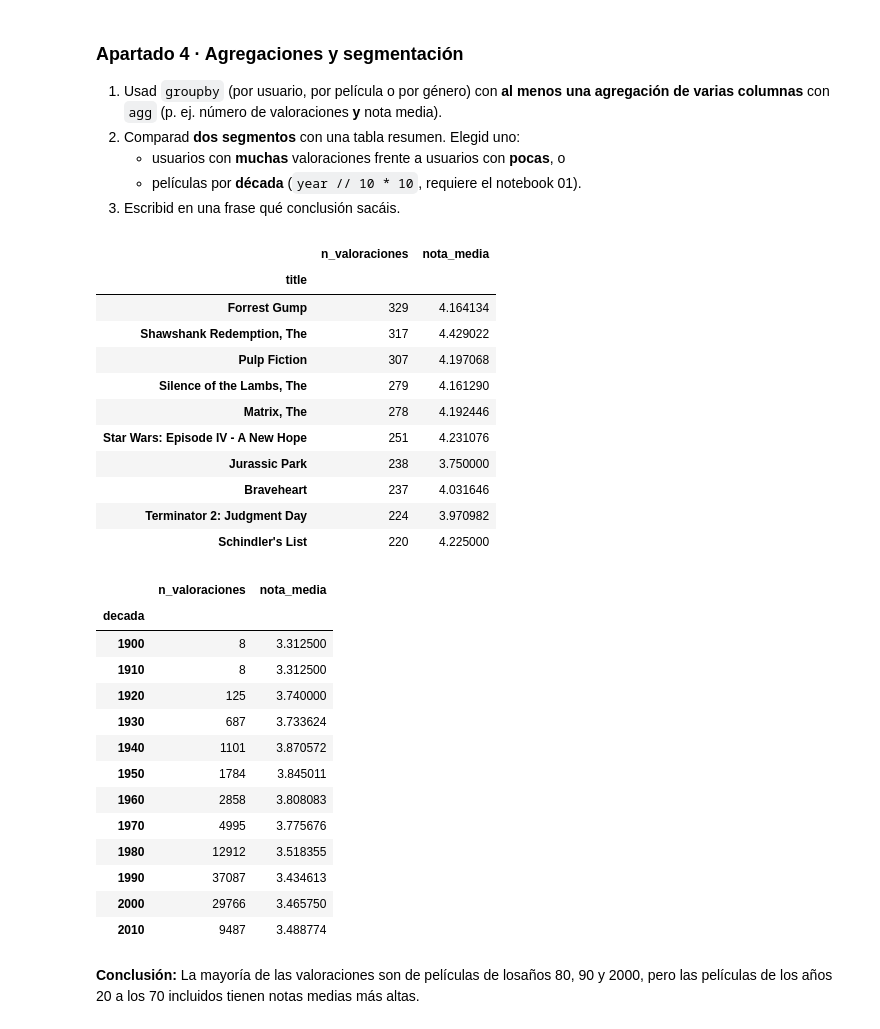
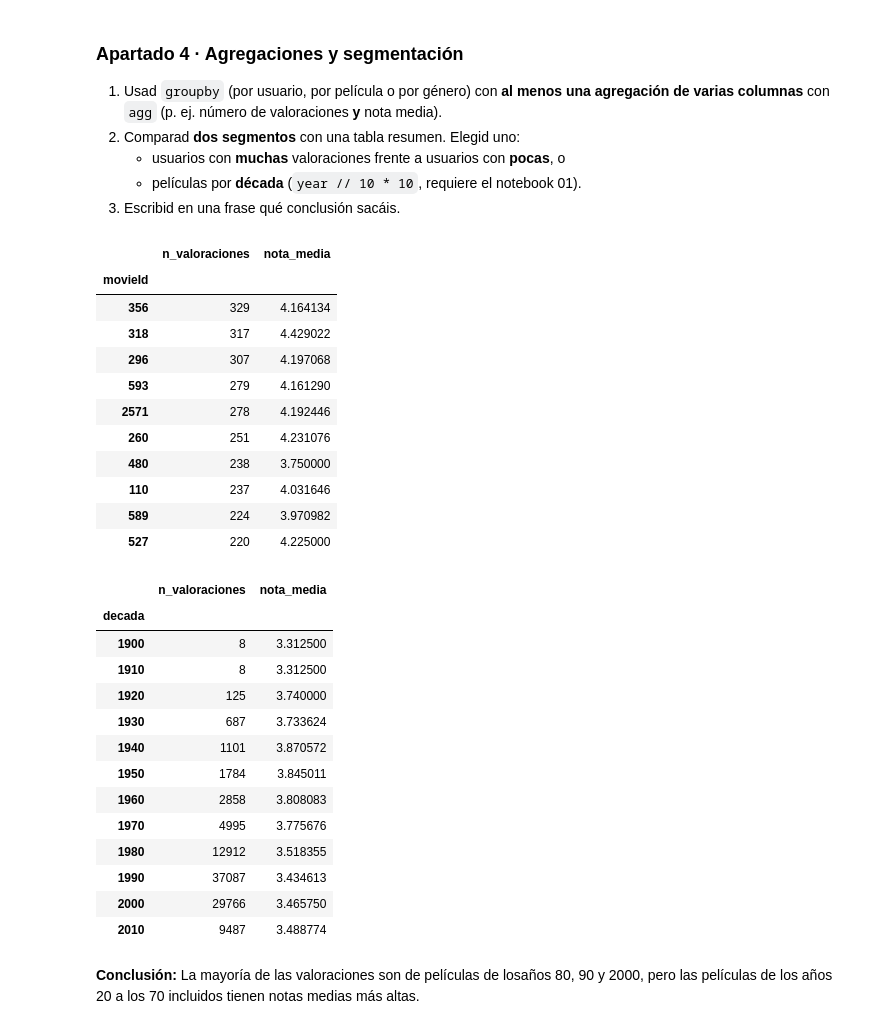
Before and after one commit to Jurovlo/tc-catalogo-peliculas, a Jupyter notebook: 02_analisis.ipynb, the cells around one changed output. Drawn from its saved outputs; the diff is of its cells as text; code cells hidden in the pictures.

Commit message:
fix : cambio de title por movieId

```diff
--- a/02_analisis.ipynb
+++ b/02_analisis.ipynb
@@ -111,31 +111,31 @@ Valoraciones sin película: 0
 # %%
 # --- Apartado 4: Agregaciones ---
 
 # Punto 1.
-por_pelicula = ratings_movies.groupby("title").agg(
+por_pelicula = ratings_movies.groupby("movieId").agg(
     n_valoraciones=("rating", "count"),
     nota_media=("rating", "mean"))
 display(por_pelicula.sort_values("n_valoraciones", ascending=False).head(10))
 
 # Punto 2.
 ratings_movies["decada"] = ratings_movies["year"] // 10 * 10
 por_decada = ratings_movies.groupby("decada").agg(
     n_valoraciones=("rating", "count"),
     nota_media=("rating", "mean"))
 display(por_decada)
 # %% [output]
 |  | n_valoraciones | nota_media |
-| title |  |  |
-| Forrest Gump | 329 | 4.164134 |
-| Shawshank Redemption, The | 317 | 4.429022 |
-| Pulp Fiction | 307 | 4.197068 |
-| Silence of the Lambs, The | 279 | 4.161290 |
-| Matrix, The | 278 | 4.192446 |
-| Star Wars: Episode IV - A New Hope | 251 | 4.231076 |
-| Jurassic Park | 238 | 3.750000 |
-| Braveheart | 237 | 4.031646 |
-| Terminator 2: Judgment Day | 224 | 3.970982 |
-| Schindler's List | 220 | 4.225000 |
+| movieId |  |  |
+| 356 | 329 | 4.164134 |
+| 318 | 317 | 4.429022 |
+| 296 | 307 | 4.197068 |
+| 593 | 279 | 4.161290 |
+| 2571 | 278 | 4.192446 |
+| 260 | 251 | 4.231076 |
+| 480 | 238 | 3.750000 |
+| 110 | 237 | 4.031646 |
+| 589 | 224 | 3.970982 |
+| 527 | 220 | 4.225000 |
 |  | n_valoraciones | nota_media |
 | decada |  |  |
 | 1900 | 8 | 3.312500 |
```
